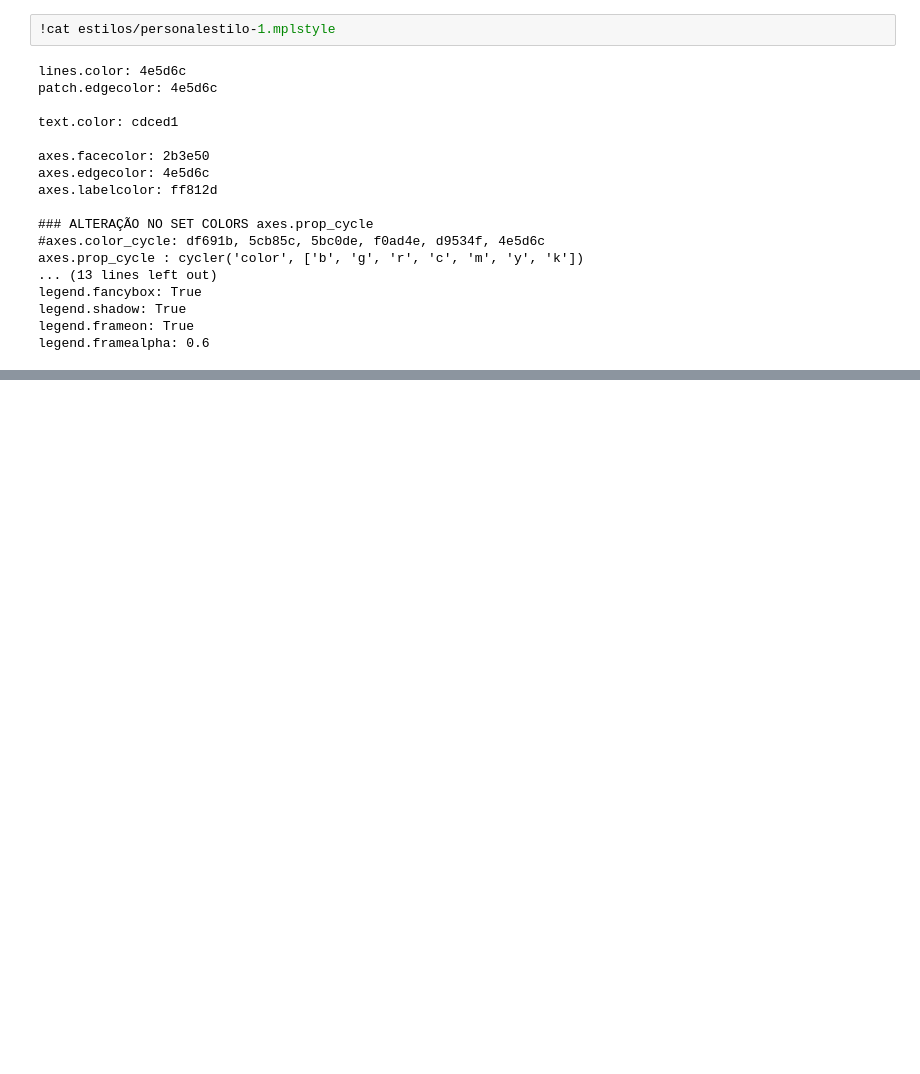
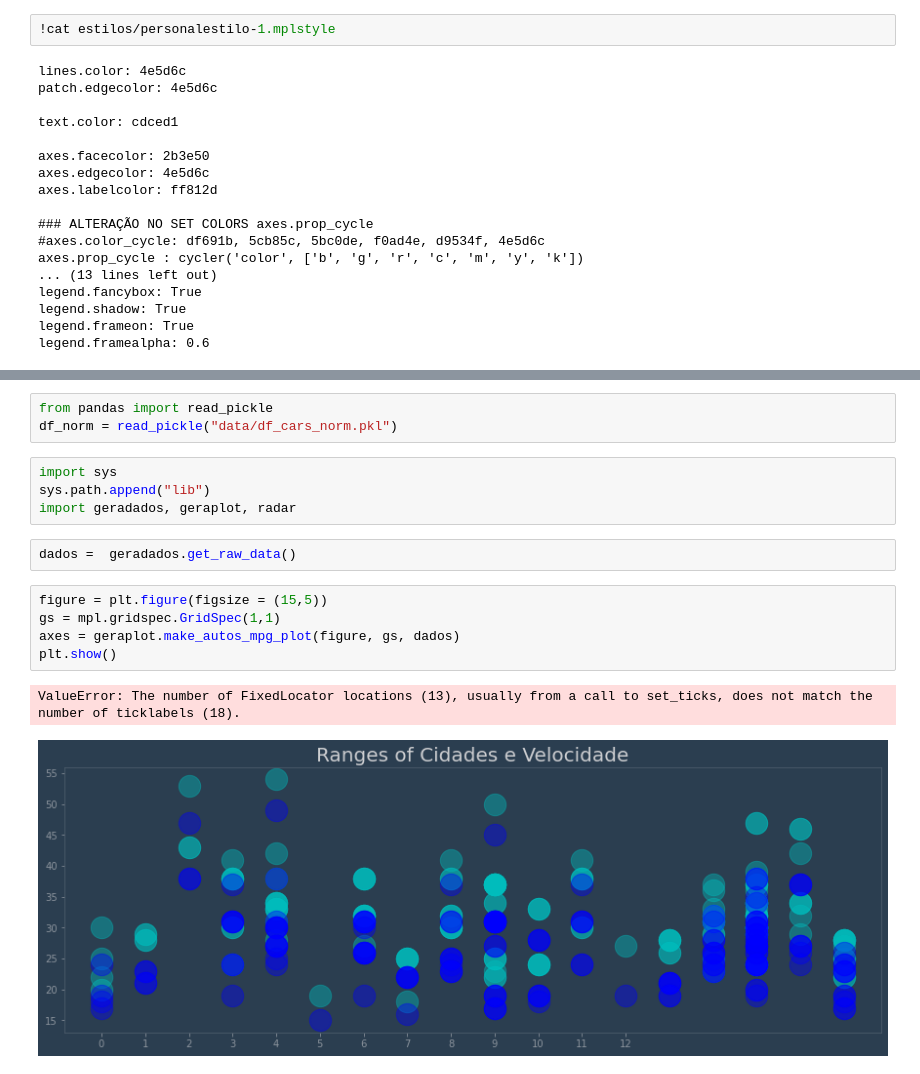
Before and after one commit to acnaweb/python-data-analysis, a Jupyter notebook: dataviz_matplotlib.ipynb, the cells around one changed output, grey strips where cells are left out. Drawn from its saved outputs; the diff is of its cells as text; blank space fills up the shorter version.

```diff
--- a/dataviz_matplotlib.ipynb
+++ b/dataviz_matplotlib.ipynb
@@ -141,0 +142,17 @@ cria_plot()
+# %%
+from pandas import read_pickle
+df_norm = read_pickle("data/df_cars_norm.pkl")
+# %%
+import sys
+sys.path.append("lib")
+import geradados, geraplot, radar
+# %%
+dados =  geradados.get_raw_data()
+# %%
+figure = plt.figure(figsize = (15,5))
+gs = mpl.gridspec.GridSpec(1,1)
+axes = geraplot.make_autos_mpg_plot(figure, gs, dados)
+plt.show()
+# %% [output]
+ValueError: The number of FixedLocator locations (13), usually from a call to set_ticks, does not match the number of ticklabels (18).
+[figure, added]
```
Also changed, not shown: parts of 9 cells of this notebook.
